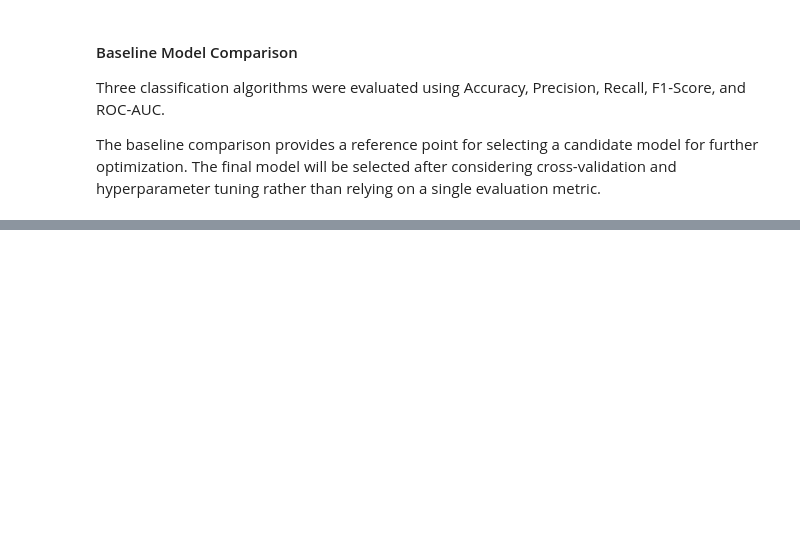
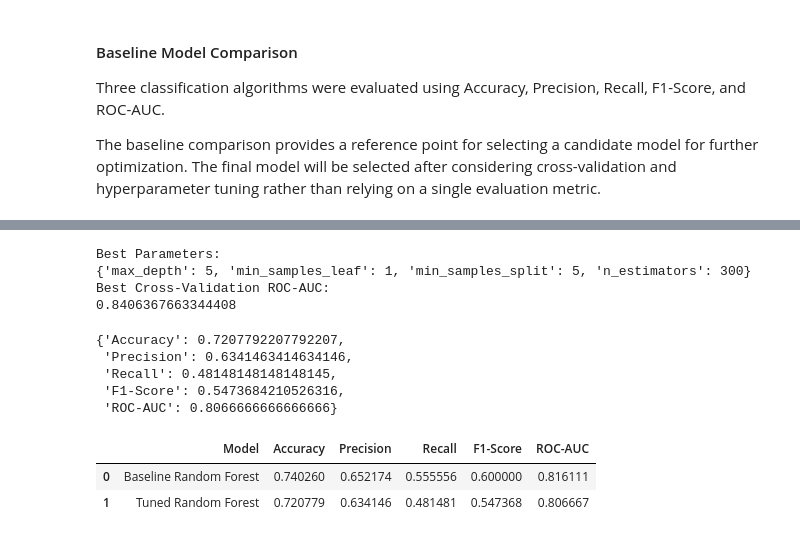
Before and after one commit to VarshaNayak18/medical-disease-prediction, a Jupyter notebook: notebooks/diabetes_prediction.ipynb, the cells around one changed output, grey strips where cells are left out. Saved outputs shown, nothing was run; the diff lists cells and outputs as text; code cells hidden in the pictures; blank space fills up the shorter version.

Commit message:
feat: optimize and compare classification models

```diff
--- a/notebooks/diabetes_prediction.ipynb
+++ b/notebooks/diabetes_prediction.ipynb
@@ -569,0 +646,52 @@ The baseline comparison provides a reference point for selecting a candidate mod
+# %%
+print("Best Parameters:")
+print(rf_grid.best_params_)
+print("Best Cross-Validation ROC-AUC:")
+print(rf_grid.best_score_)
+best_rf = rf_grid.best_estimator_
+# %% [output]
+Best Parameters:
+{'max_depth': 5, 'min_samples_leaf': 1, 'min_samples_split': 5, 'n_estimators': 300}
+Best Cross-Validation ROC-AUC:
+0.8406367663344408
+# %%
+tuned_rf_pred = best_rf.predict(X_test_scaled)
+
+tuned_rf_prob = best_rf.predict_proba(
+    X_test_scaled
+)[:, 1]
+
+tuned_rf_results = {
+    "Accuracy": accuracy_score(y_test, tuned_rf_pred),
+    "Precision": precision_score(y_test, tuned_rf_pred),
+    "Recall": recall_score(y_test, tuned_rf_pred),
+    "F1-Score": f1_score(y_test, tuned_rf_pred),
+    "ROC-AUC": roc_auc_score(y_test, tuned_rf_prob)
+}
+
+tuned_rf_results
+# %% [output]
+{'Accuracy': 0.7207792207792207,
+ 'Precision': 0.6341463414634146,
+ 'Recall': 0.48148148148148145,
+ 'F1-Score': 0.5473684210526316,
+ 'ROC-AUC': 0.8066666666666666}
+# %%
+comparison = pd.DataFrame([
+    {
+        "Model": "Baseline Random Forest",
+        **results_df[
+            results_df["Model"] == "Random Forest"
+        ].iloc[0].drop("Model").to_dict()
+    },
+    {
+        "Model": "Tuned Random Forest",
+        **tuned_rf_results
+    }
+])
+
+comparison
+# %% [output]
+|  | Model | Accuracy | Precision | Recall | F1-Score | ROC-AUC |
+| 0 | Baseline Random Forest | 0.740260 | 0.652174 | 0.555556 | 0.600000 | 0.816111 |
+| 1 | Tuned Random Forest | 0.720779 | 0.634146 | 0.481481 | 0.547368 | 0.806667 |
```
Also changed, not shown: parts of 19 cells of this notebook.
